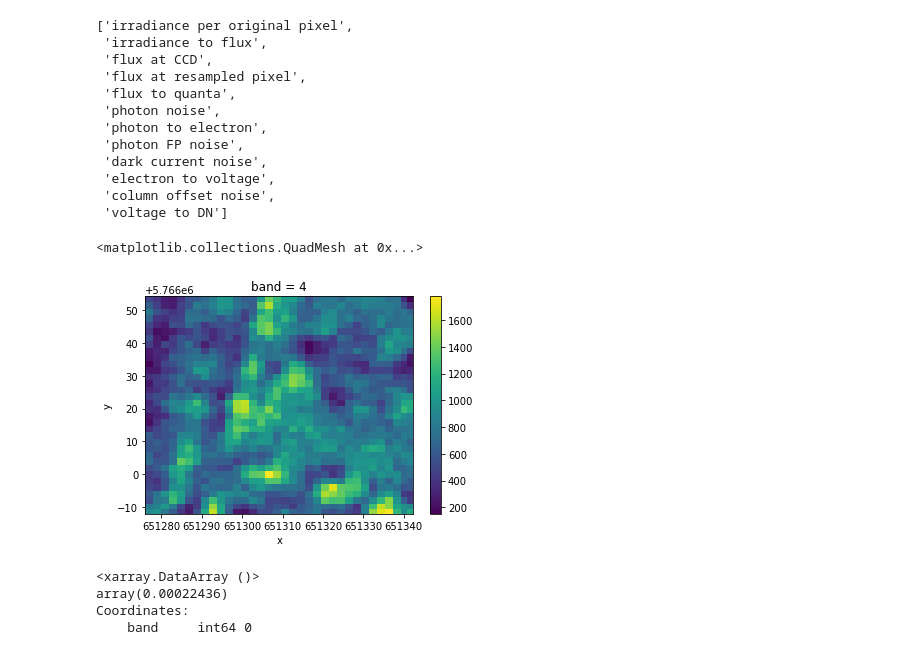
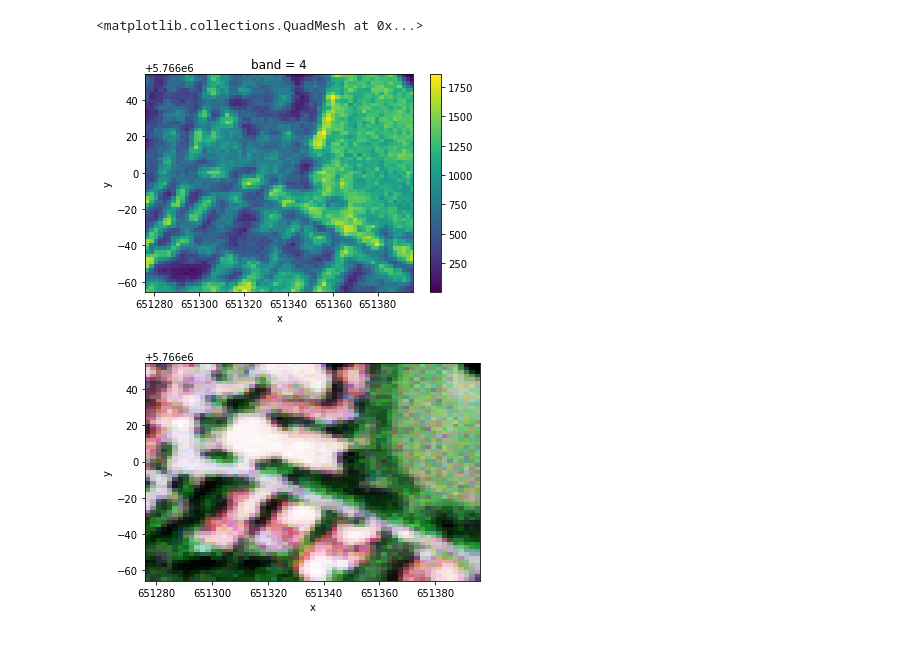
Before and after one commit to joe-fennell/pyeosim, a Jupyter notebook: 2_CMOS.ipynb, the cells around one changed output. Saved outputs shown, nothing was run; the diff lists cells and outputs as text; code cells hidden in the pictures.

```diff
--- a/2_CMOS.ipynb
+++ b/2_CMOS.ipynb
@@ -89,42 +25,18 @@ TOA = atmos.transform(im_ref).compute()
 TOA_ref = atmos.transform(xarray.ones_like(im_ref))
 TOA_10 = atmos.transform(xarray.ones_like(im_ref)*.1)
 # %%
-cmos = TdiCMOS(integration_time=.001,
-               sense_node_gain=5,
-               dark_current=5,
-               ccd_vref=3.1,
-               adc_gain=2000000,
-               adc_vref=3.1,
-               dark_factor=.1,
-               offset_factor=.001,
-               full_well=1e5,
-               store_steps=True,
-              )
+cmos = TeledyneCMOS(integration_time=.001,
+                    sense_node_gain=5,
+                    dark_current=5,
+                    ccd_vref=3.1,
+                    adc_gain=2000000,
+                    adc_vref=3.1,
+                    dark_factor=.1,
+                    offset_factor=.001,
+                    full_well=1e5,
+                    store_steps=True)
 cmos.fit(TOA)
+cmos.transform(TOA).isel(band=4).plot()
+# %% [output]
+<matplotlib.collections.QuadMesh at 0x...>
+[figure, added]
-# %%
-cmos.get_steps()
-# %% [output]
-['irradiance per original pixel',
- 'irradiance to flux',
- 'flux at CCD',
- 'flux at resampled pixel',
- 'flux to quanta',
- 'photon noise',
- 'photon to electron',
- 'photon FP noise',
- 'dark current noise',
- 'electron to voltage',
- 'column offset noise',
- 'voltage to DN']
-# %%
-cmos.fit_transform(TOA).isel(band=4).plot()
-# %% [output]
-<matplotlib.collections.QuadMesh at 0x...>
-[figure, removed]
-# %%
-cmos.step_outputs['column offset noise'].isel(band=0).std()
-# %% [output]
-<xarray.DataArray ()>
-array(0.00022436)
-Coordinates:
-    band     int64 0
@@ -133,3 +43,8 @@ from pyeosim.postprocess import CmosReflectance
 # %%
 cmos_pipe = CmosReflectance(cmos, TOA_ref)
 cmos_pipe.fit(TOA)
+ref = cmos_pipe.transform(TOA)
+bgr = ref.isel(band=[2,1,0])
+rgb(bgr)
+# %% [output]
+[figure, added]
```
Also changed, not shown: parts of 18 cells of this notebook, 15 other files.
